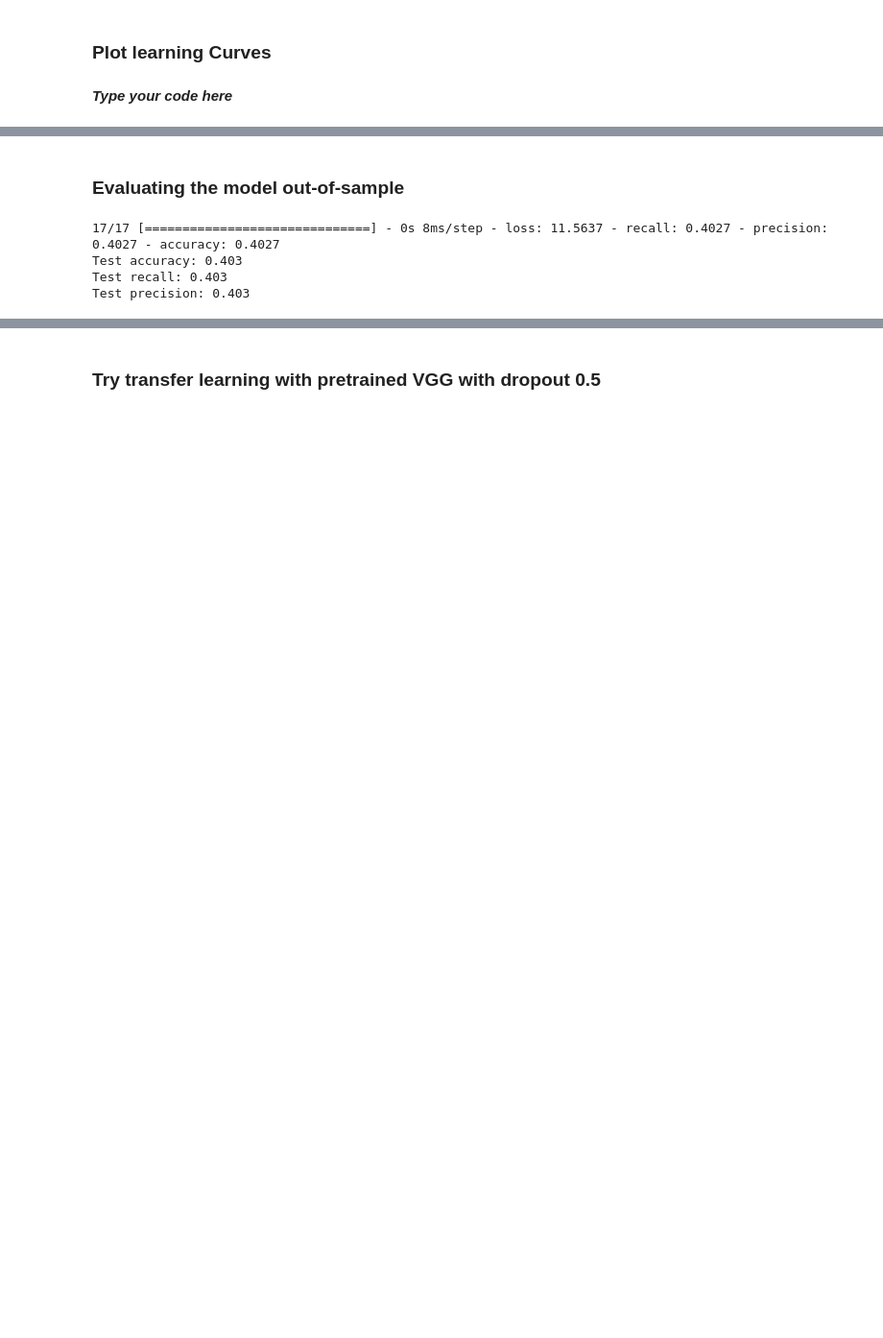
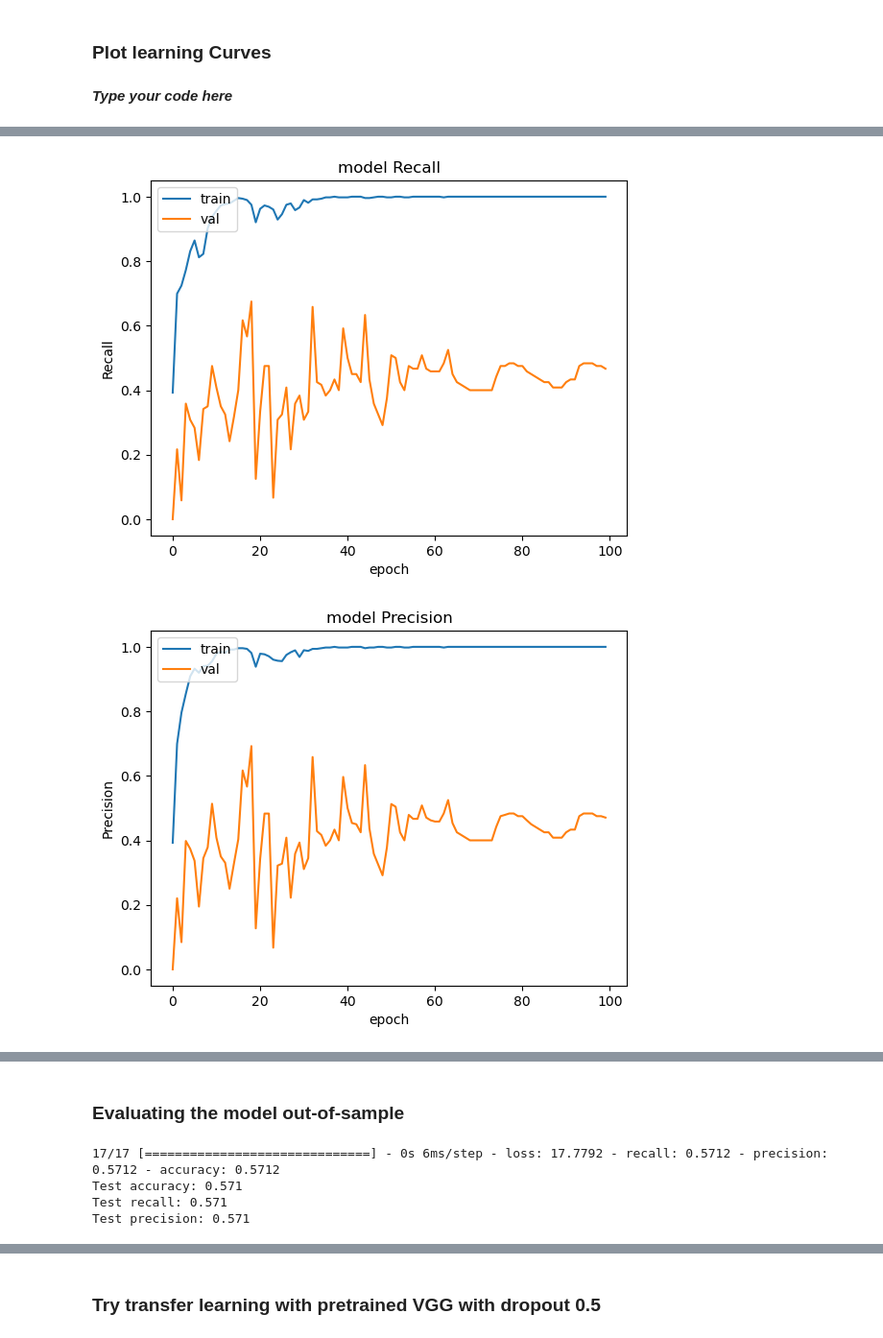
Before and after one commit to Tony363/CIS4526, a Jupyter notebook: cis-4526-sp23-homework-4.ipynb, the cells around one changed output, grey strips where cells are left out. Shown at 96% size. Saved outputs shown, nothing was run; the diff lists cells and outputs as text; code cells hidden in the pictures; blank space fills up the shorter version.

Commit message:
Kaggle Notebook | CIS 4526 Sp23 HomeWork 4 | Version 4

```diff
--- a/cis-4526-sp23-homework-4.ipynb
+++ b/cis-4526-sp23-homework-4.ipynb
@@ -351,0 +412,18 @@ for metric in metrics+['loss']:
+# %%
+from tensorflow.keras.callbacks import ModelCheckpoint
+from tensorflow.keras.models import load_model
+
+filepath = '/kaggle/working/with_dropout_2.hdf5'
+checkpoint = ModelCheckpoint(filepath=filepath,
+                             monitor='accuracy',
+                             verbose=1,
+                             save_best_only=True,
+                             mode='min')
+callbacks = [checkpoint]
+
+metrics = ['Recall','Precision','accuracy']
+model.compile(optimizer="adam",
+    loss="categorical_crossentropy",
+    metrics=metrics,)
+
+history = model.fit(X_train, y_train, epochs=100, batch_size=64, validation_split = 0.2,callbacks=callbacks)
@@ -351,0 +450,15 @@ for metric in metrics+['loss']:
+# %%
+# Plot Accuracy Over Training Period
+import matplotlib.pyplot as plt
+
+for metric in metrics+['loss']:
+    plt.plot(history.history[metric.lower()])
+    plt.plot(history.history["val_"+metric.lower()])
+    plt.title(f'model {metric}')
+    plt.ylabel(f'{metric}')
+    plt.xlabel('epoch')
+    plt.legend(['train', 'val'], loc='upper left')
+    plt.show()
+# %% [output]
+[figure, added]
+[figure, added]
@@ -359,7 +474,7 @@ print(f"Test accuracy: {test_acc:.3f}")
 print(f"Test recall: {test_re:.3f}")
 print(f"Test precision: {test_pr:.3f}")
 # %% [output]
-17/17 [==============================] - 0s 8ms/step - loss: 11.5637 - recall: 0.4027 - precision: 0.4027 - accuracy: 0.4027
-Test accuracy: 0.403
-Test recall: 0.403
-Test precision: 0.403
+17/17 [==============================] - 0s 6ms/step - loss: 17.7792 - recall: 0.5712 - precision: 0.5712 - accuracy: 0.5712
+Test accuracy: 0.571
+Test recall: 0.571
+Test precision: 0.571
```
Also changed, not shown: parts of 31 cells of this notebook.
